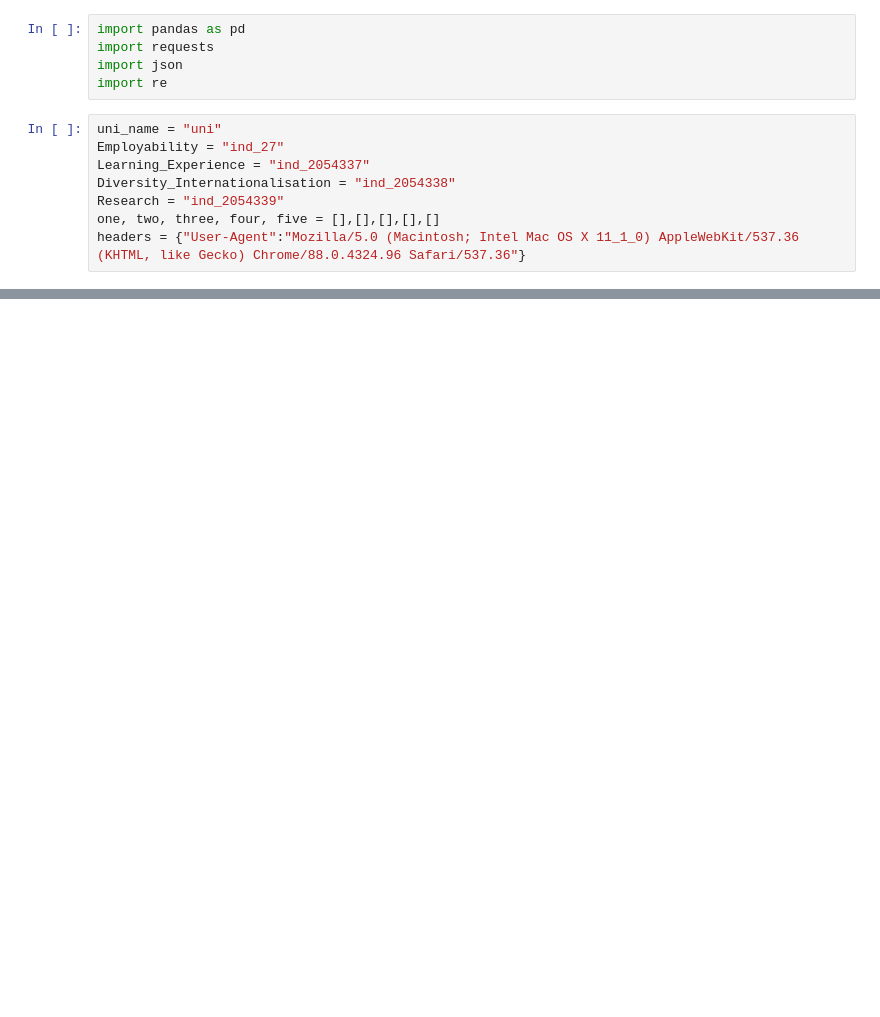
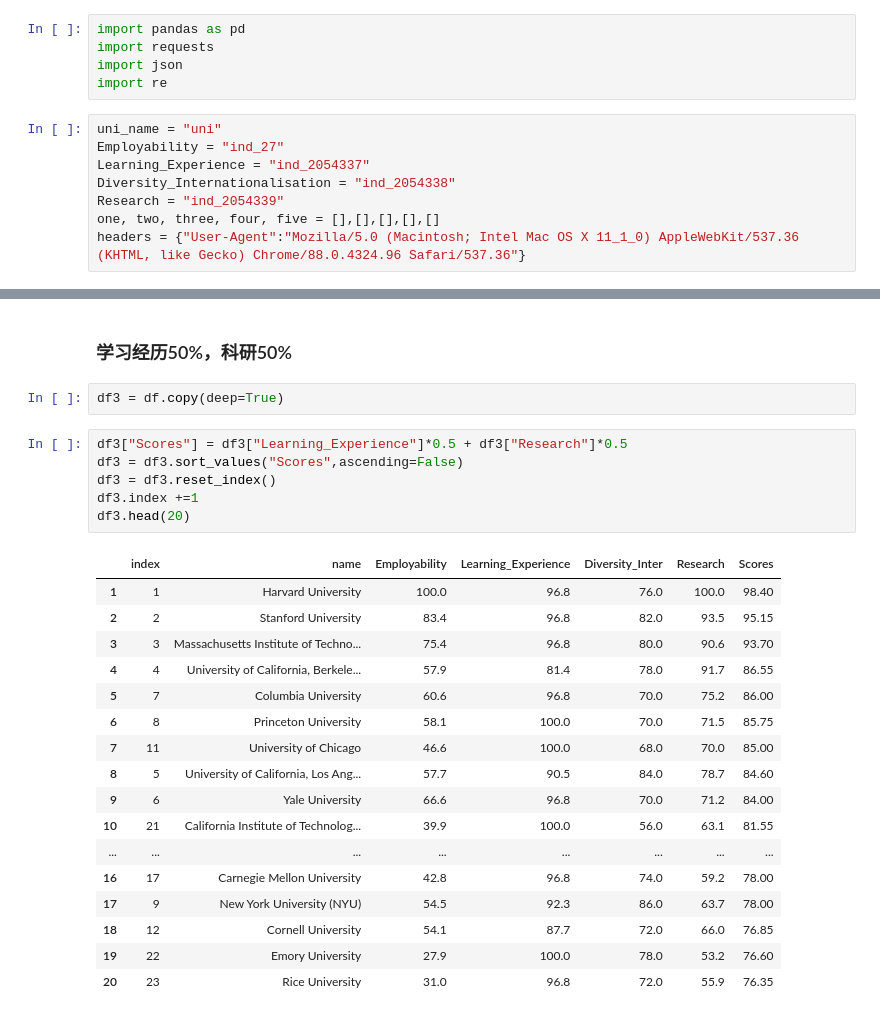
Before and after one commit to KurisuZhang/jijin, a Jupyter notebook: qs_ranking.ipynb, the cells around one changed output, grey strips where cells are left out. Drawn from its saved outputs; the diff is of its cells as text; blank space fills up the shorter version.

```diff
--- a/qs_ranking.ipynb
+++ b/qs_ranking.ipynb
@@ -41,0 +92,28 @@ df.to_excel("qsrank.xlsx")
+# %% [markdown]
+### 学习经历50%，科研50%
+# %%
+df3 = df.copy(deep=True)
+# %%
+df3["Scores"] = df3["Learning_Experience"]*0.5 + df3["Research"]*0.5
+df3 = df3.sort_values("Scores",ascending=False)
+df3 = df3.reset_index()
+df3.index +=1
+df3.head(20)
+# %% [output]
+|  | index | name | Employability | Learning_Experience | Diversity_Inter | Research | Scores |
+| 1 | 1 | Harvard University | 100.0 | 96.8 | 76.0 | 100.0 | 98.40 |
+| 2 | 2 | Stanford University | 83.4 | 96.8 | 82.0 | 93.5 | 95.15 |
+| 3 | 3 | Massachusetts Institute of Techno... | 75.4 | 96.8 | 80.0 | 90.6 | 93.70 |
+| 4 | 4 | University of California, Berkele... | 57.9 | 81.4 | 78.0 | 91.7 | 86.55 |
+| 5 | 7 | Columbia University | 60.6 | 96.8 | 70.0 | 75.2 | 86.00 |
+| 6 | 8 | Princeton University | 58.1 | 100.0 | 70.0 | 71.5 | 85.75 |
+| 7 | 11 | University of Chicago | 46.6 | 100.0 | 68.0 | 70.0 | 85.00 |
+| 8 | 5 | University of California, Los Ang... | 57.7 | 90.5 | 84.0 | 78.7 | 84.60 |
+| 9 | 6 | Yale University | 66.6 | 96.8 | 70.0 | 71.2 | 84.00 |
+| 10 | 21 | California Institute of Technolog... | 39.9 | 100.0 | 56.0 | 63.1 | 81.55 |
+| ... | ... | ... | ... | ... | ... | ... | ... |
+| 16 | 17 | Carnegie Mellon University | 42.8 | 96.8 | 74.0 | 59.2 | 78.00 |
+| 17 | 9 | New York University (NYU) | 54.5 | 92.3 | 86.0 | 63.7 | 78.00 |
+| 18 | 12 | Cornell University | 54.1 | 87.7 | 72.0 | 66.0 | 76.85 |
+| 19 | 22 | Emory University | 27.9 | 100.0 | 78.0 | 53.2 | 76.60 |
+| 20 | 23 | Rice University | 31.0 | 96.8 | 72.0 | 55.9 | 76.35 |
```
Also changed, not shown: parts of 16 cells of this notebook.
